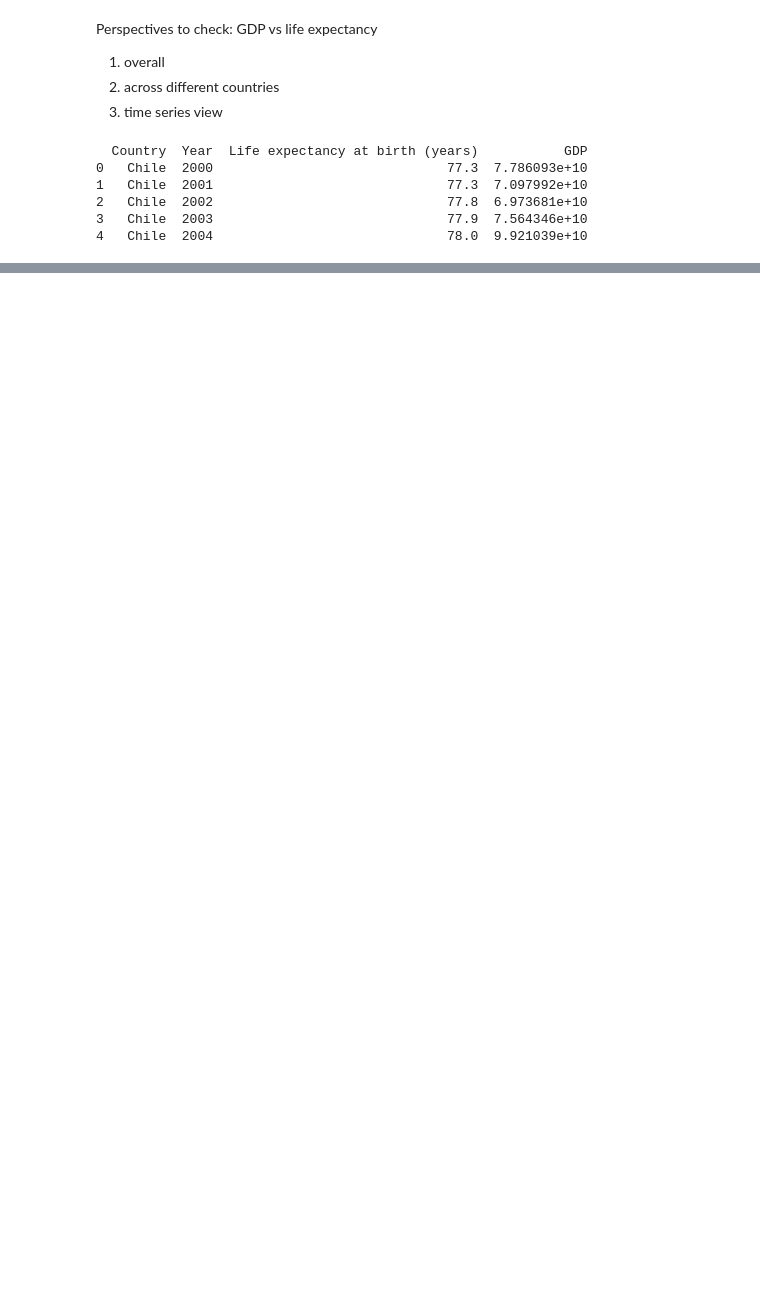
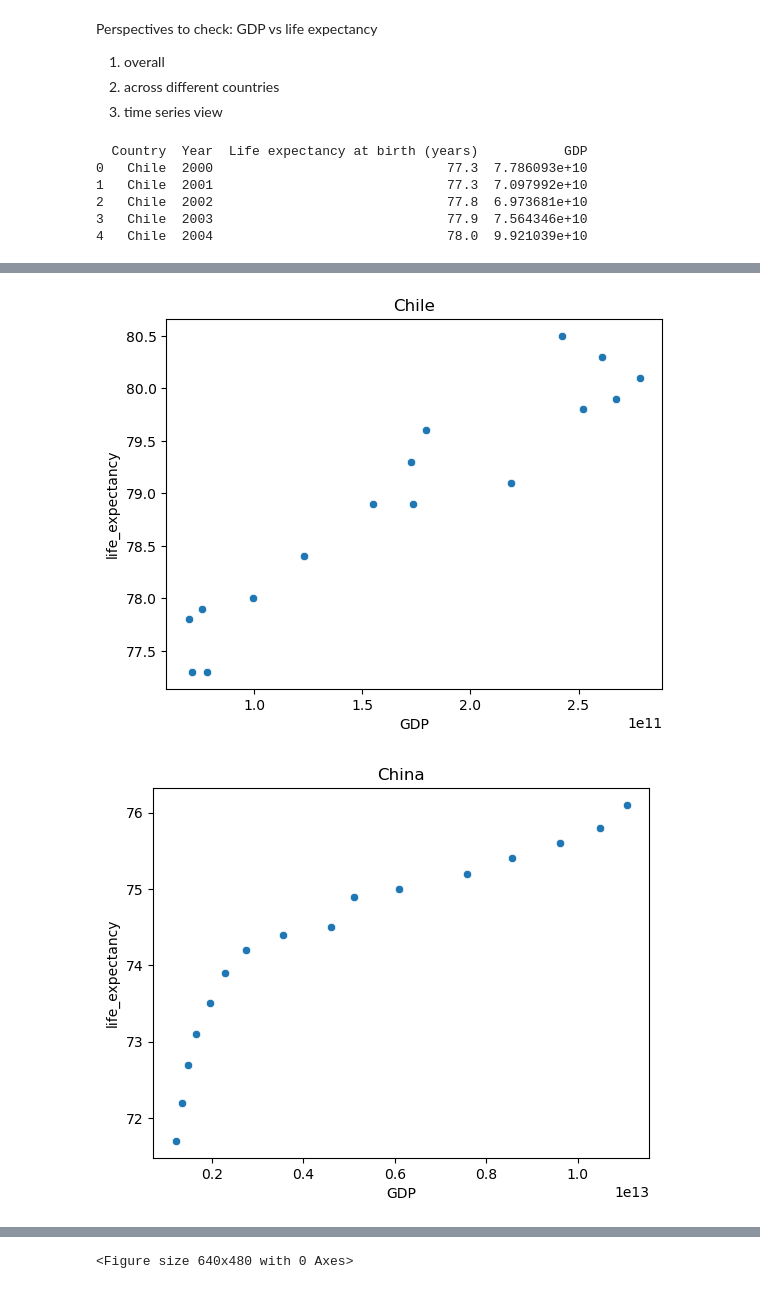
Before and after one commit to xuanzee/ds_life_expectancy, a Jupyter notebook: life_expectancy_gdp.ipynb, the cells around one changed output, grey strips where cells are left out. Saved outputs shown, nothing was run; the diff lists cells and outputs as text; code cells hidden in the pictures; blank space fills up the shorter version.

```diff
--- a/life_expectancy_gdp.ipynb
+++ b/life_expectancy_gdp.ipynb
@@ -46,0 +67,3 @@ sns.scatterplot(data=data, x='GDP', y='life_expectancy')
+# %%
+#try showing each country separately
+countries = data.Country.unique()
@@ -46,0 +74,10 @@ sns.scatterplot(data=data, x='GDP', y='life_expectancy')
+# %%
+for country in countries:
+    data_one_country = data[data['Country'] == country]
+    sns.scatterplot(data=data_one_country, x='GDP', y='life_expectancy')
+    plt.title(country)
+    plt.show()
+    plt.clf()
+# %% [output]
+[figure, added]
+[figure, added]
@@ -46,0 +88 @@ sns.scatterplot(data=data, x='GDP', y='life_expectancy')
+<Figure size 640x480 with 0 Axes>
```
Also changed, not shown: parts of 18 cells of this notebook.
